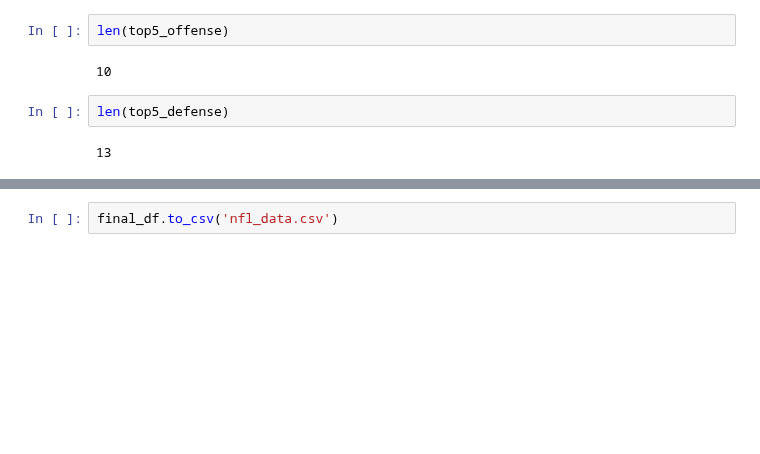
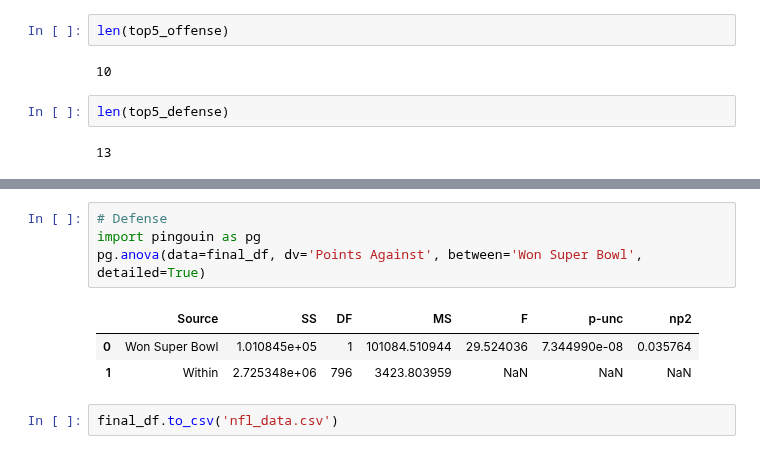
Before and after one commit to PuzzleShuffler/NFL, a Jupyter notebook: NFL.ipynb, the cells around one changed output, grey strips where cells are left out. Saved outputs shown, nothing was run; the diff lists cells and outputs as text; blank space fills up the shorter version.

```diff
--- a/NFL.ipynb
+++ b/NFL.ipynb
@@ -309,2 +319,10 @@ len(top5_defense)
+# %%
+# Defense
+import pingouin as pg
+pg.anova(data=final_df, dv='Points Against', between='Won Super Bowl', detailed=True)
+# %% [output]
+|  | Source | SS | DF | MS | F | p-unc | np2 |
+| 0 | Won Super Bowl | 1.010845e+05 | 1 | 101084.510944 | 29.524036 | 7.344990e-08 | 0.035764 |
+| 1 | Within | 2.725348e+06 | 796 | 3423.803959 | NaN | NaN | NaN |
 # %%
 final_df.to_csv('nfl_data.csv')
```
Also changed, not shown: parts of 2 cells of this notebook, 1 other file.
